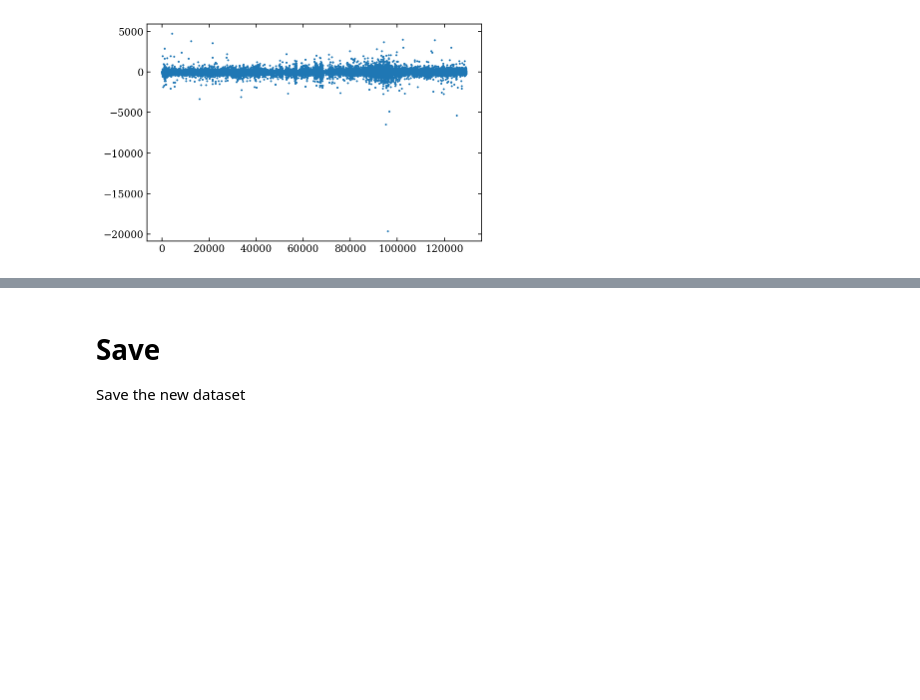
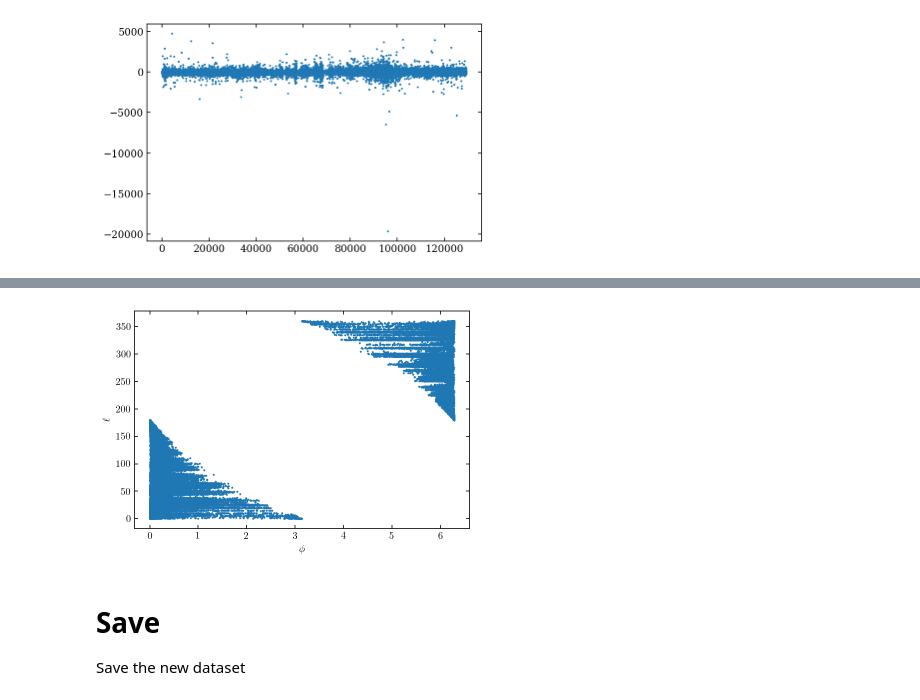
Before and after one commit to jamesmlane/AST1501, a Jupyter notebook: notebooks/1-gaiadr2-apogee_dataset/gaiadr2-apogee_dr16_dataset.ipynb, the cells around one changed output, grey strips where cells are left out. Saved outputs shown, nothing was run; the diff lists cells and outputs as text; code cells hidden in the pictures; blank space fills up the shorter version.

```diff
--- a/notebooks/1-gaiadr2-apogee_dataset/gaiadr2-apogee_dr16_dataset.ipynb
+++ b/notebooks/1-gaiadr2-apogee_dataset/gaiadr2-apogee_dr16_dataset.ipynb
@@ -223,3 +226,12 @@ plt.show()
+# %%
+plt.scatter( gc_phi, astronn_data['GLON'][good_stars], s=1 )
+plt.xlabel(r'$\phi$')
+plt.ylabel(r'$\ell$')
+fig = plt.gcf()
+fig.set_facecolor('White')
+plt.show()
+# %% [output]
+[figure, added]
 # %% [markdown]
 # Save
 Save the new dataset
```
Also changed, not shown: parts of 1 cell of this notebook.
